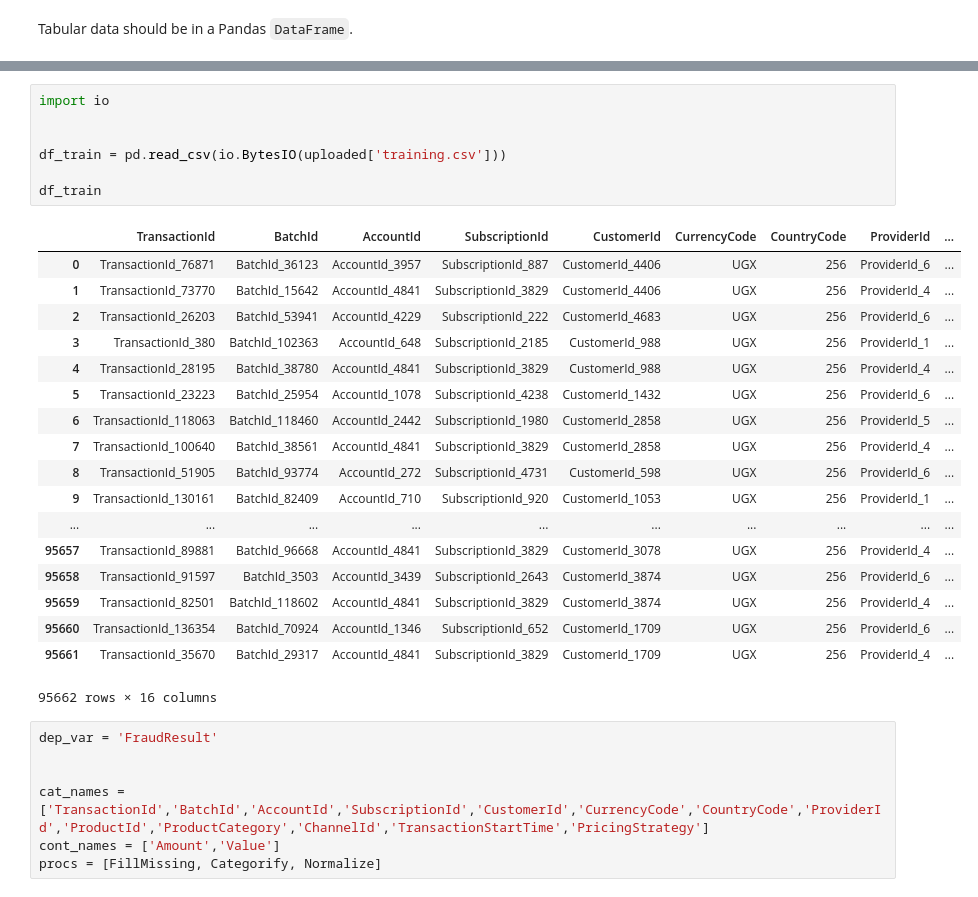
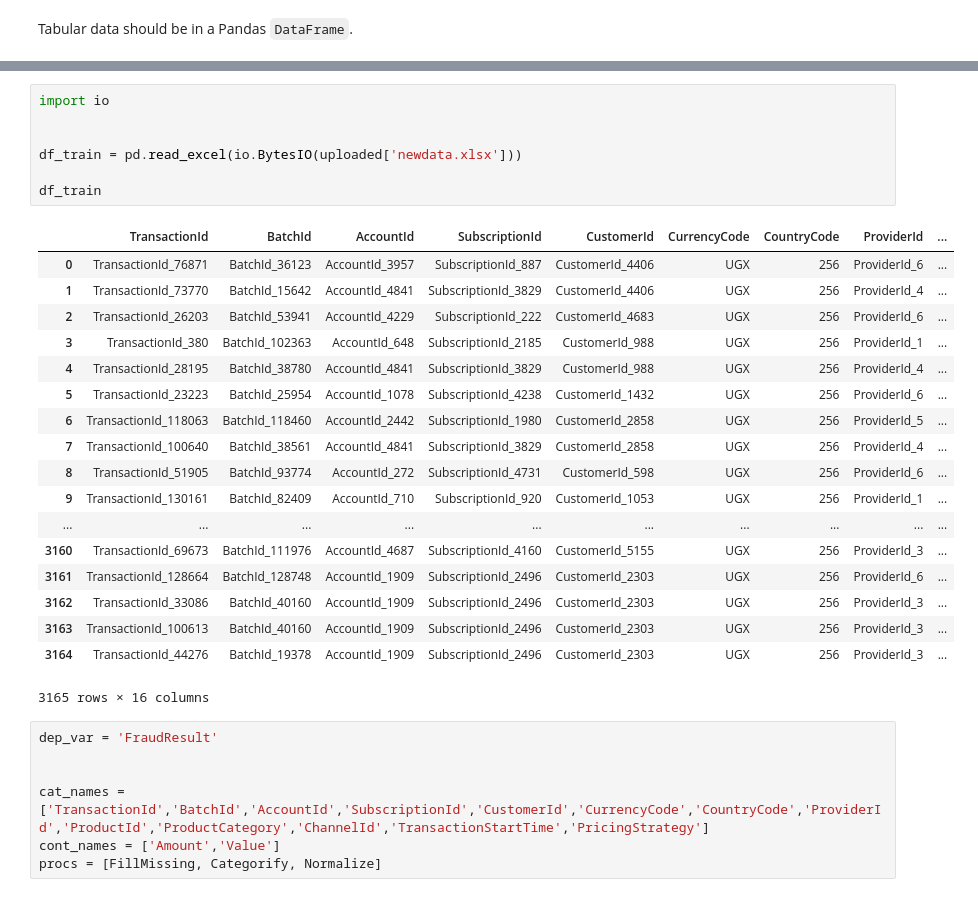
Before and after one commit to KenyanGeek/Binary-Classification-with-Unbalanced-Data-Deep-Learning-using-Fast.ai, a Jupyter notebook: Xente_Fraud_Detection_Challenge.ipynb, the cells around one changed output, grey strips where cells are left out. Drawn from its saved outputs; the diff is of its cells as text.

```diff
--- a/Xente_Fraud_Detection_Challenge.ipynb
+++ b/Xente_Fraud_Detection_Challenge.ipynb
@@ -15,29 +15,29 @@ Saving training.csv to training.csv
 # %%
 import io
 
 
-df_train = pd.read_csv(io.BytesIO(uploaded['training.csv']))
+df_train = pd.read_excel(io.BytesIO(uploaded['newdata.xlsx']))
 
 df_train
 # %% [output]
 |  | TransactionId | BatchId | AccountId | SubscriptionId | CustomerId | CurrencyCode | CountryCode | ProviderId | ... |
 | 0 | TransactionId_76871 | BatchId_36123 | AccountId_3957 | SubscriptionId_887 | CustomerId_4406 | UGX | 256 | ProviderId_6 | ... |
 | 1 | TransactionId_73770 | BatchId_15642 | AccountId_4841 | SubscriptionId_3829 | CustomerId_4406 | UGX | 256 | ProviderId_4 | ... |
 | 2 | TransactionId_26203 | BatchId_53941 | AccountId_4229 | SubscriptionId_222 | CustomerId_4683 | UGX | 256 | ProviderId_6 | ... |
 | 3 | TransactionId_380 | BatchId_102363 | AccountId_648 | SubscriptionId_2185 | CustomerId_988 | UGX | 256 | ProviderId_1 | ... |
 | 4 | TransactionId_28195 | BatchId_38780 | AccountId_4841 | SubscriptionId_3829 | CustomerId_988 | UGX | 256 | ProviderId_4 | ... |
 | 5 | TransactionId_23223 | BatchId_25954 | AccountId_1078 | SubscriptionId_4238 | CustomerId_1432 | UGX | 256 | ProviderId_6 | ... |
 | 6 | TransactionId_118063 | BatchId_118460 | AccountId_2442 | SubscriptionId_1980 | CustomerId_2858 | UGX | 256 | ProviderId_5 | ... |
 | 7 | TransactionId_100640 | BatchId_38561 | AccountId_4841 | SubscriptionId_3829 | CustomerId_2858 | UGX | 256 | ProviderId_4 | ... |
 | 8 | TransactionId_51905 | BatchId_93774 | AccountId_272 | SubscriptionId_4731 | CustomerId_598 | UGX | 256 | ProviderId_6 | ... |
 | 9 | TransactionId_130161 | BatchId_82409 | AccountId_710 | SubscriptionId_920 | CustomerId_1053 | UGX | 256 | ProviderId_1 | ... |
 | ... | ... | ... | ... | ... | ... | ... | ... | ... | ... |
-| 95657 | TransactionId_89881 | BatchId_96668 | AccountId_4841 | SubscriptionId_3829 | CustomerId_3078 | UGX | 256 | ProviderId_4 | ... |
-| 95658 | TransactionId_91597 | BatchId_3503 | AccountId_3439 | SubscriptionId_2643 | CustomerId_3874 | UGX | 256 | ProviderId_6 | ... |
-| 95659 | TransactionId_82501 | BatchId_118602 | AccountId_4841 | SubscriptionId_3829 | CustomerId_3874 | UGX | 256 | ProviderId_4 | ... |
-| 95660 | TransactionId_136354 | BatchId_70924 | AccountId_1346 | SubscriptionId_652 | CustomerId_1709 | UGX | 256 | ProviderId_6 | ... |
-| 95661 | TransactionId_35670 | BatchId_29317 | AccountId_4841 | SubscriptionId_3829 | CustomerId_1709 | UGX | 256 | ProviderId_4 | ... |
+| 3160 | TransactionId_69673 | BatchId_111976 | AccountId_4687 | SubscriptionId_4160 | CustomerId_5155 | UGX | 256 | ProviderId_3 | ... |
+| 3161 | TransactionId_128664 | BatchId_128748 | AccountId_1909 | SubscriptionId_2496 | CustomerId_2303 | UGX | 256 | ProviderId_6 | ... |
+| 3162 | TransactionId_33086 | BatchId_40160 | AccountId_1909 | SubscriptionId_2496 | CustomerId_2303 | UGX | 256 | ProviderId_3 | ... |
+| 3163 | TransactionId_100613 | BatchId_40160 | AccountId_1909 | SubscriptionId_2496 | CustomerId_2303 | UGX | 256 | ProviderId_3 | ... |
+| 3164 | TransactionId_44276 | BatchId_19378 | AccountId_1909 | SubscriptionId_2496 | CustomerId_2303 | UGX | 256 | ProviderId_3 | ... |
-95662 rows × 16 columns
+3165 rows × 16 columns
 # %%
 dep_var = 'FraudResult'
 
```
Also changed, not shown: parts of 5 cells of this notebook.
